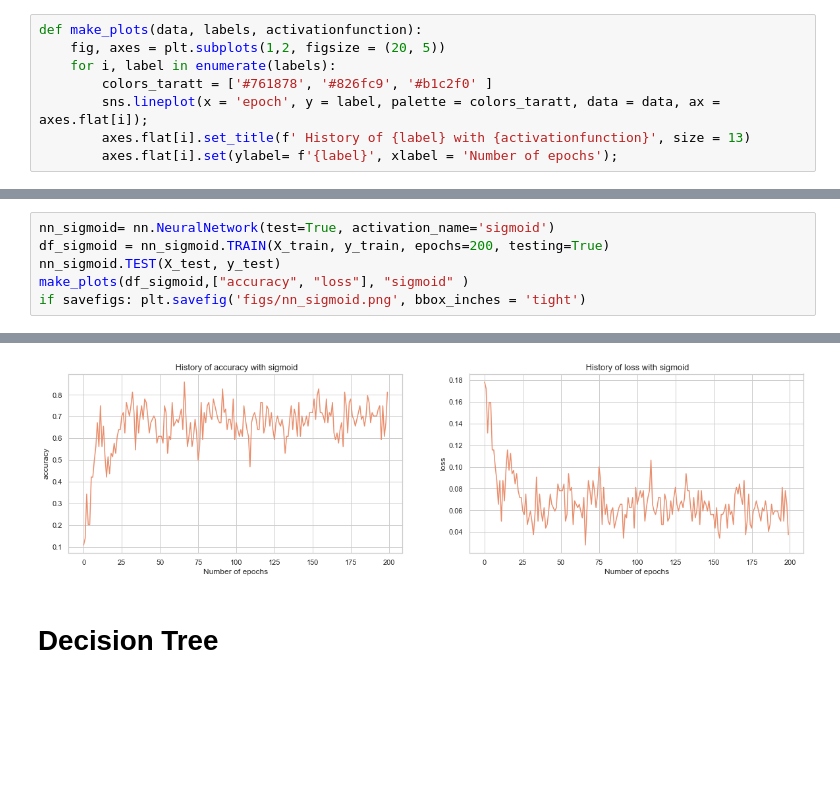
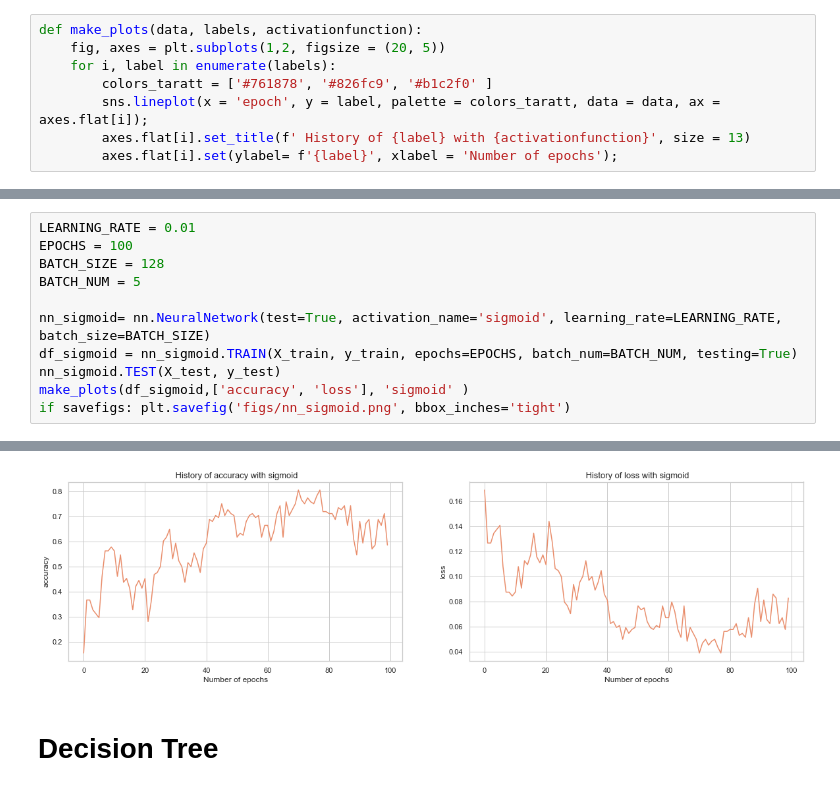
Before and after one commit to HubertWojcik10/machine_learning_project, a Jupyter notebook: final.ipynb, the cells around one changed output, grey strips where cells are left out. Drawn from its saved outputs; the diff is of its cells as text; blank space fills up the shorter version.

```diff
--- a/final.ipynb
+++ b/final.ipynb
@@ -140,7 +129,12 @@ loss: 0.0648, accuracy: 0.676
 # %%
-nn_sigmoid= nn.NeuralNetwork(test=True, activation_name='sigmoid')
-df_sigmoid = nn_sigmoid.TRAIN(X_train, y_train, epochs=200, testing=True)
+LEARNING_RATE = 0.01
+EPOCHS = 100
+BATCH_SIZE = 128
+BATCH_NUM = 5
+
+nn_sigmoid= nn.NeuralNetwork(test=True, activation_name='sigmoid', learning_rate=LEARNING_RATE, batch_size=BATCH_SIZE)
+df_sigmoid = nn_sigmoid.TRAIN(X_train, y_train, epochs=EPOCHS, batch_num=BATCH_NUM, testing=True)
 nn_sigmoid.TEST(X_test, y_test)
-make_plots(df_sigmoid,["accuracy", "loss"], "sigmoid" )
-if savefigs: plt.savefig('figs/nn_sigmoid.png', bbox_inches = 'tight')
+make_plots(df_sigmoid,['accuracy', 'loss'], 'sigmoid' )
+if savefigs: plt.savefig('figs/nn_sigmoid.png', bbox_inches='tight')
 # %% [output]
@@ -164,4 +148,4 @@ loss: 0.0534, accuracy: 0.733
-[figure, old version]
+[figure, new version]
 # %% [markdown]
 # Decision Tree
 # %%
```
Also changed, not shown: parts of 7 cells of this notebook, 4 other files.
